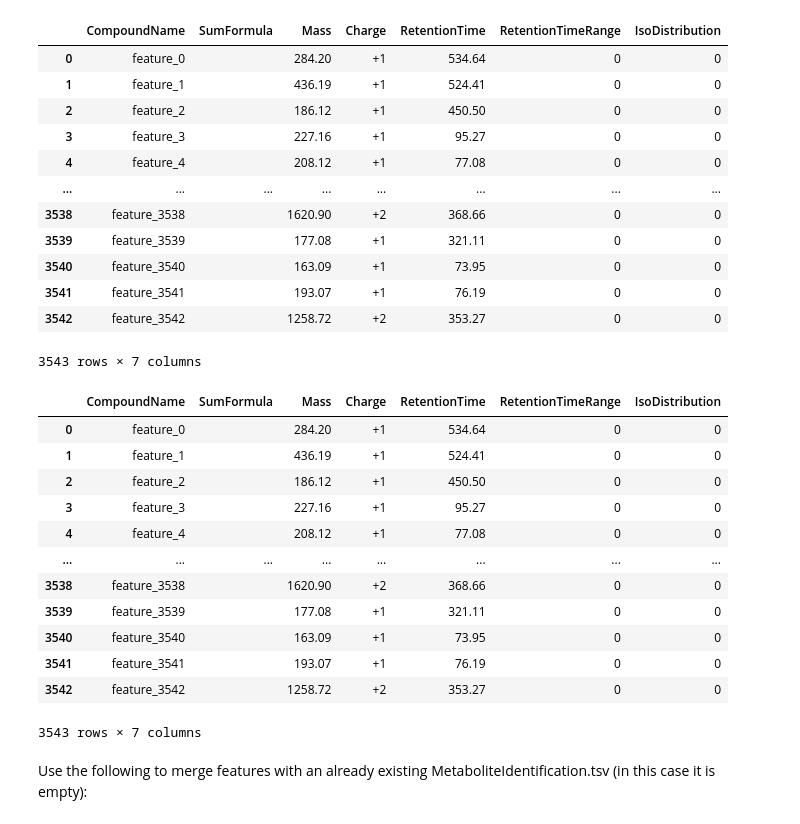
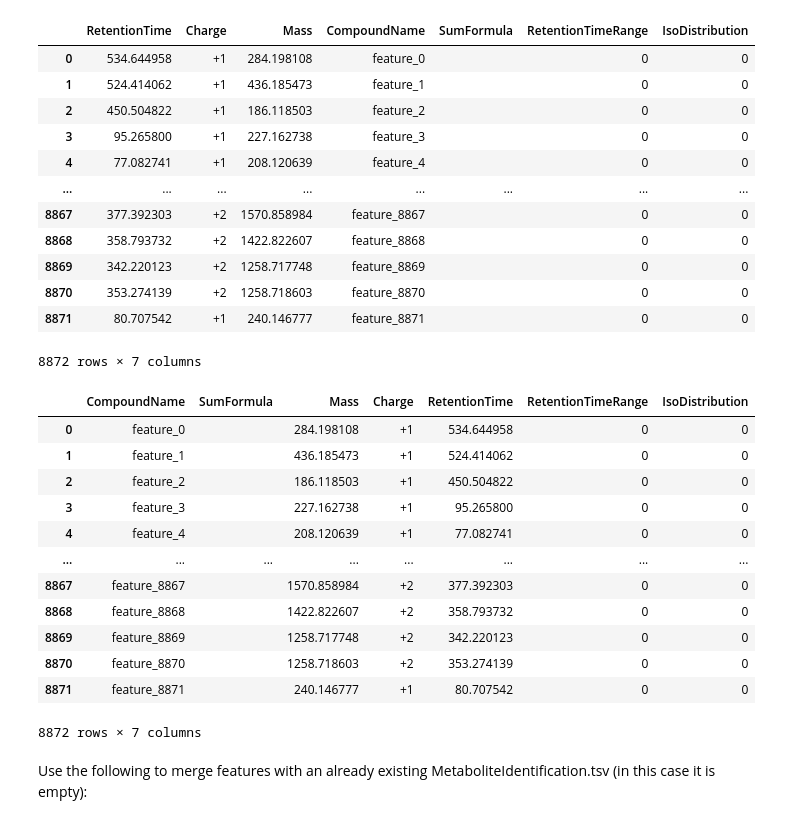
Before and after one commit to eeko-kon/pyOpenMS_UmetaFlow, a Jupyter notebook: CreateFeatureMetaboidentcsv.ipynb, the cells around one changed output. Cells and saved outputs as stored; diff of their text form; code cells hidden in the pictures.

```diff
--- a/CreateFeatureMetaboidentcsv.ipynb
+++ b/CreateFeatureMetaboidentcsv.ipynb
@@ -1,6 +1,6 @@
 # %%
 import pandas as pd
-DF_features = pd.read_csv("results/GNPSexport/FeatureQuantificationTable.txt", sep="\t", skiprows=([i for i in range(0, 5)] + [j for j in range(6, 31)]), index_col= None)
-DF_features = DF_features[['rt_cf','mz_cf', "charge_cf"]]
+DF_features = pd.read_csv("results/consensus/Consensus.tsv", sep="\t")
+DF_features = DF_features[['RT','mz', "charge"]]
 DF_features
 # %% [output]
@@ -20,6 +20,6 @@ DF_features
 # %%
-DF_features["charge_cf"] = pd.to_numeric(DF_features["charge_cf"], downcast="integer")
-DF_features["mz_cf"] = pd.to_numeric(DF_features["mz_cf"], downcast="float")
-DF_features["rt_cf"] = pd.to_numeric(DF_features["rt_cf"], downcast="float")
+DF_features["charge"] = pd.to_numeric(DF_features["charge"], downcast="integer")
+DF_features["mz"] = pd.to_numeric(DF_features["mz"], downcast="float")
+DF_features["RT"] = pd.to_numeric(DF_features["RT"], downcast="float")
 DF_features
 # %% [output]
@@ -39,15 +39,16 @@ DF_features
 # %%
 DF_features["Mass"]= 0.0
 for ind in DF_features.index:
-    if DF_features["charge_cf"][ind] == 0:
-        DF_features.loc[ind, "Mass"]= DF_features.loc[ind,"mz_cf"]
-    if DF_features["charge_cf"][ind] == 1:
-        DF_features.loc[ind, "Mass"]= DF_features.loc[ind,"mz_cf"]- 1.007825
-    if DF_features["charge_cf"][ind] == 2:
-        DF_features.loc[ind, "Mass"]= (DF_features.loc[ind,"mz_cf"]*2)- 2.015650
-    if DF_features["charge_cf"][ind] == 3:
-        DF_features.loc[ind, "Mass"]= (DF_features.loc[ind,"mz_cf"]*3)- 3.023475
+    if DF_features["charge"][ind] == 0:
+        DF_features.loc[ind, "Mass"]= DF_features.loc[ind,"mz"]
+    if DF_features["charge"][ind] == 1:
+        DF_features.loc[ind, "Mass"]= DF_features.loc[ind,"mz"]- 1.007825
+    if DF_features["charge"][ind] == 2:
+        DF_features.loc[ind, "Mass"]= (DF_features.loc[ind,"mz"]*2)- 2.015650
+    if DF_features["charge"][ind] == 3:
+        DF_features.loc[ind, "Mass"]= (DF_features.loc[ind,"mz"]*3)- 3.023475
 
-DF_features["rt_cf"] = DF_features["rt_cf"].astype(float)
+DF_features["RT"] = DF_features["RT"].astype(float)
+DF_features["mz"]= DF_features["mz"].astype(float)
 DF_features.round(2)
 # %% [output]
@@ -67,5 +68,5 @@ DF_features.round(2)
 # %%
-DF_features= DF_features.rename(columns={"rt_cf": "RetentionTime", "charge_cf":"Charge"})
+DF_features= DF_features.rename(columns={"RT": "RetentionTime", "charge":"Charge"})
 DF_features["Charge"]= DF_features["Charge"].astype(str)
 for ind in DF_features.index:
     if DF_features["Charge"][ind] == "1":
@@ -74,7 +75,7 @@ for ind in DF_features.index:
         DF_features.loc[ind, "Charge"]= "+" + DF_features.loc[ind,"Charge"]
     if DF_features["Charge"][ind] == "3":
         DF_features.loc[ind, "Charge"]= "+" + DF_features.loc[ind,"Charge"]
-DF_features= DF_features.drop(columns= "mz_cf")
+DF_features= DF_features.drop(columns= "mz")
 DF_features
 # %% [output]
 |  | RetentionTime | Charge | Mass |
@@ -99,38 +100,37 @@ DF_features["RetentionTimeRange"]= "0"
 DF_features["IsoDistribution"]= "0"
 DF_features
 # %% [output]
-|  | CompoundName | SumFormula | Mass | Charge | RetentionTime | RetentionTimeRange | IsoDistribution |
-| 0 | feature_0 |  | 284.20 | +1 | 534.64 | 0 | 0 |
-| 1 | feature_1 |  | 436.19 | +1 | 524.41 | 0 | 0 |
-| 2 | feature_2 |  | 186.12 | +1 | 450.50 | 0 | 0 |
-| 3 | feature_3 |  | 227.16 | +1 | 95.27 | 0 | 0 |
-| 4 | feature_4 |  | 208.12 | +1 | 77.08 | 0 | 0 |
+|  | RetentionTime | Charge | Mass | CompoundName | SumFormula | RetentionTimeRange | IsoDistribution |
+| 0 | 534.644958 | +1 | 284.198108 | feature_0 |  | 0 | 0 |
+| 1 | 524.414062 | +1 | 436.185473 | feature_1 |  | 0 | 0 |
+| 2 | 450.504822 | +1 | 186.118503 | feature_2 |  | 0 | 0 |
+| 3 | 95.265800 | +1 | 227.162738 | feature_3 |  | 0 | 0 |
+| 4 | 77.082741 | +1 | 208.120639 | feature_4 |  | 0 | 0 |
 | ... | ... | ... | ... | ... | ... | ... | ... |
-| 3538 | feature_3538 |  | 1620.90 | +2 | 368.66 | 0 | 0 |
-| 3539 | feature_3539 |  | 177.08 | +1 | 321.11 | 0 | 0 |
-| 3540 | feature_3540 |  | 163.09 | +1 | 73.95 | 0 | 0 |
-| 3541 | feature_3541 |  | 193.07 | +1 | 76.19 | 0 | 0 |
-| 3542 | feature_3542 |  | 1258.72 | +2 | 353.27 | 0 | 0 |
+| 8867 | 377.392303 | +2 | 1570.858984 | feature_8867 |  | 0 | 0 |
+| 8868 | 358.793732 | +2 | 1422.822607 | feature_8868 |  | 0 | 0 |
+| 8869 | 342.220123 | +2 | 1258.717748 | feature_8869 |  | 0 | 0 |
+| 8870 | 353.274139 | +2 | 1258.718603 | feature_8870 |  | 0 | 0 |
+| 8871 | 80.707542 | +1 | 240.146777 | feature_8871 |  | 0 | 0 |
-3543 rows × 7 columns
+8872 rows × 7 columns
 # %%
-DF_features= DF_features.round(2)
 DF_features= DF_features[["CompoundName","SumFormula", "Mass","Charge","RetentionTime","RetentionTimeRange", "IsoDistribution"]]
 DF_features.to_csv("resources/MetaboliteIdentification.tsv", sep="\t", index= None)
 DF_features
 # %% [output]
 |  | CompoundName | SumFormula | Mass | Charge | RetentionTime | RetentionTimeRange | IsoDistribution |
-| 0 | feature_0 |  | 284.20 | +1 | 534.64 | 0 | 0 |
-| 1 | feature_1 |  | 436.19 | +1 | 524.41 | 0 | 0 |
-| 2 | feature_2 |  | 186.12 | +1 | 450.50 | 0 | 0 |
-| 3 | feature_3 |  | 227.16 | +1 | 95.27 | 0 | 0 |
-| 4 | feature_4 |  | 208.12 | +1 | 77.08 | 0 | 0 |
+| 0 | feature_0 |  | 284.198108 | +1 | 534.644958 | 0 | 0 |
+| 1 | feature_1 |  | 436.185473 | +1 | 524.414062 | 0 | 0 |
+| 2 | feature_2 |  | 186.118503 | +1 | 450.504822 | 0 | 0 |
+| 3 | feature_3 |  | 227.162738 | +1 | 95.265800 | 0 | 0 |
+| 4 | feature_4 |  | 208.120639 | +1 | 77.082741 | 0 | 0 |
 | ... | ... | ... | ... | ... | ... | ... | ... |
-| 3538 | feature_3538 |  | 1620.90 | +2 | 368.66 | 0 | 0 |
-| 3539 | feature_3539 |  | 177.08 | +1 | 321.11 | 0 | 0 |
-| 3540 | feature_3540 |  | 163.09 | +1 | 73.95 | 0 | 0 |
-| 3541 | feature_3541 |  | 193.07 | +1 | 76.19 | 0 | 0 |
-| 3542 | feature_3542 |  | 1258.72 | +2 | 353.27 | 0 | 0 |
+| 8867 | feature_8867 |  | 1570.858984 | +2 | 377.392303 | 0 | 0 |
+| 8868 | feature_8868 |  | 1422.822607 | +2 | 358.793732 | 0 | 0 |
+| 8869 | feature_8869 |  | 1258.717748 | +2 | 342.220123 | 0 | 0 |
+| 8870 | feature_8870 |  | 1258.718603 | +2 | 353.274139 | 0 | 0 |
+| 8871 | feature_8871 |  | 240.146777 | +1 | 80.707542 | 0 | 0 |
-3543 rows × 7 columns
+8872 rows × 7 columns
 # %% [markdown]
 Use the following to merge features with an already existing MetaboliteIdentification.tsv (in this case it is empty):
 # %%
```
Also changed, not shown: parts of 4 cells of this notebook, 4 other files.
